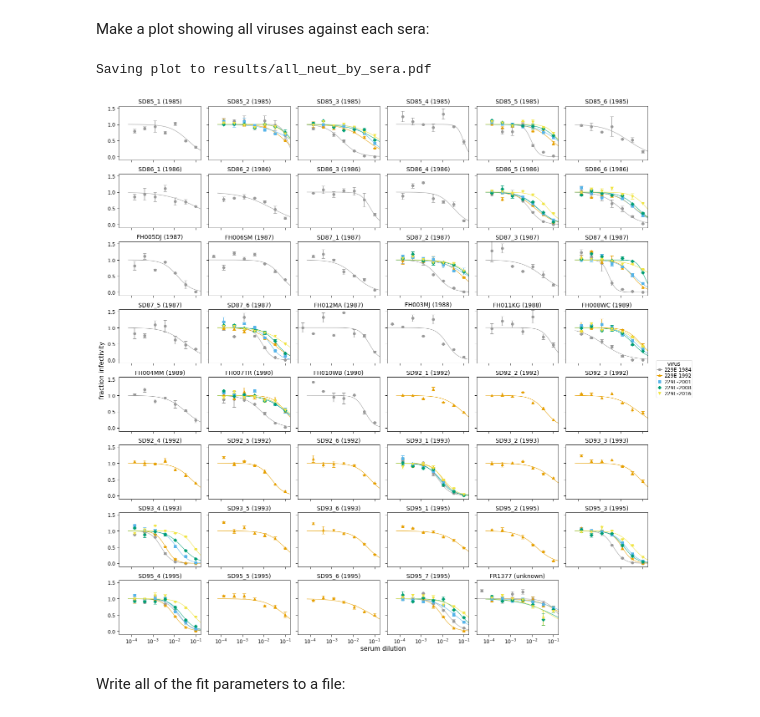
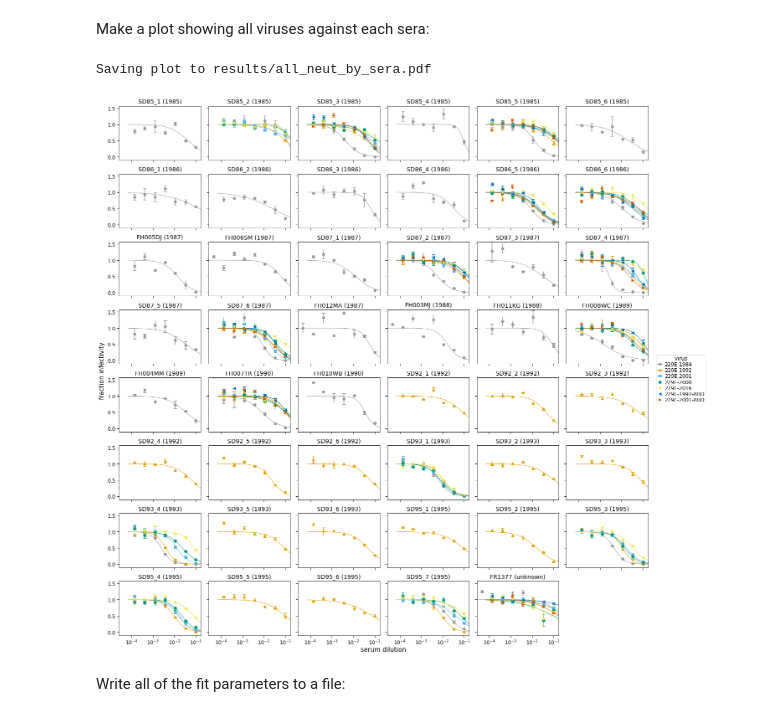
Before and after one commit to jbloomlab/CoV_229E_antigenic_drift, a Jupyter notebook: exptl_data/analyze_neut_data.ipynb, the cells around one changed output. Saved outputs shown, nothing was run; the diff lists cells and outputs as text; code cells hidden in the pictures.

```diff
--- a/exptl_data/analyze_neut_data.ipynb
+++ b/exptl_data/analyze_neut_data.ipynb
@@ -75,7 +75,11 @@ assert len(fracinfect) == len(fracinfect.groupby(['serum',
                                                   ]))
 
 # order the viruses
-virus_order = ['229E-1984', '229E-1992', '229E-2001', '229E-2008', '229E-2016']
+virus_order = ['229E-1984', '229E-1992', '229E-2001', '229E-2008', '229E-2016',
+               '229E-1992-RBD', '229E-2001-RBD', '229E-2016-RBD']
+extra_viruses = set(fracinfect['virus']) - set(virus_order)
+if extra_viruses:
+    raise ValueError(f"extra viruses not in `virus_order`:\n{extra_viruses}")
 fracinfect = (
     fracinfect
     .assign(virus=lambda x: pd.Categorical(x['virus'], virus_order, ordered=True))
@@ -161,20 +165,21 @@ Make a plot showing all viruses against each sera:
 # %%
 fig, _ = fits.plotSera(xlabel='serum dilution',
                        ncol=6,
                        legendtitle='virus',
                        viruses=fracinfect['virus'].sort_values().unique(),
                        sera=serum_info['serum'],
                        titles=serum_info['serum_year'],
+                       max_viruses_per_subplot=8,
                        )
 
 print(f"Saving plot to {all_neut_by_sera_curves}\n")
 fig.savefig(all_neut_by_sera_curves)
 fig.tight_layout()
 display(fig)
 plt.close(fig)
 # %% [output]
 Saving plot to results/all_neut_by_sera.pdf
-[figure, old version]
+[figure, new version]
 # %% [markdown]
 Write all of the fit parameters to a file:
 # %%
```
Also changed, not shown: parts of 8 cells of this notebook, 9 other files.
